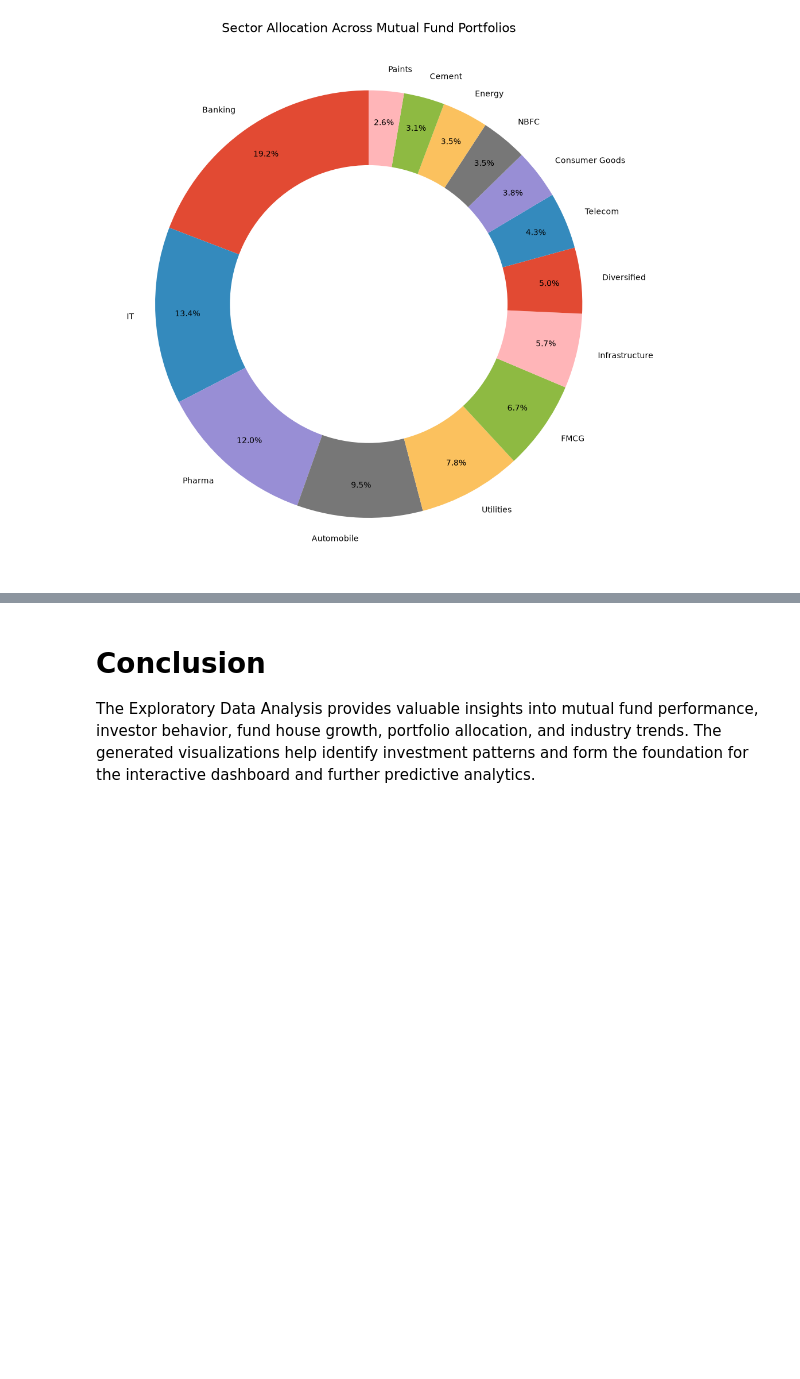
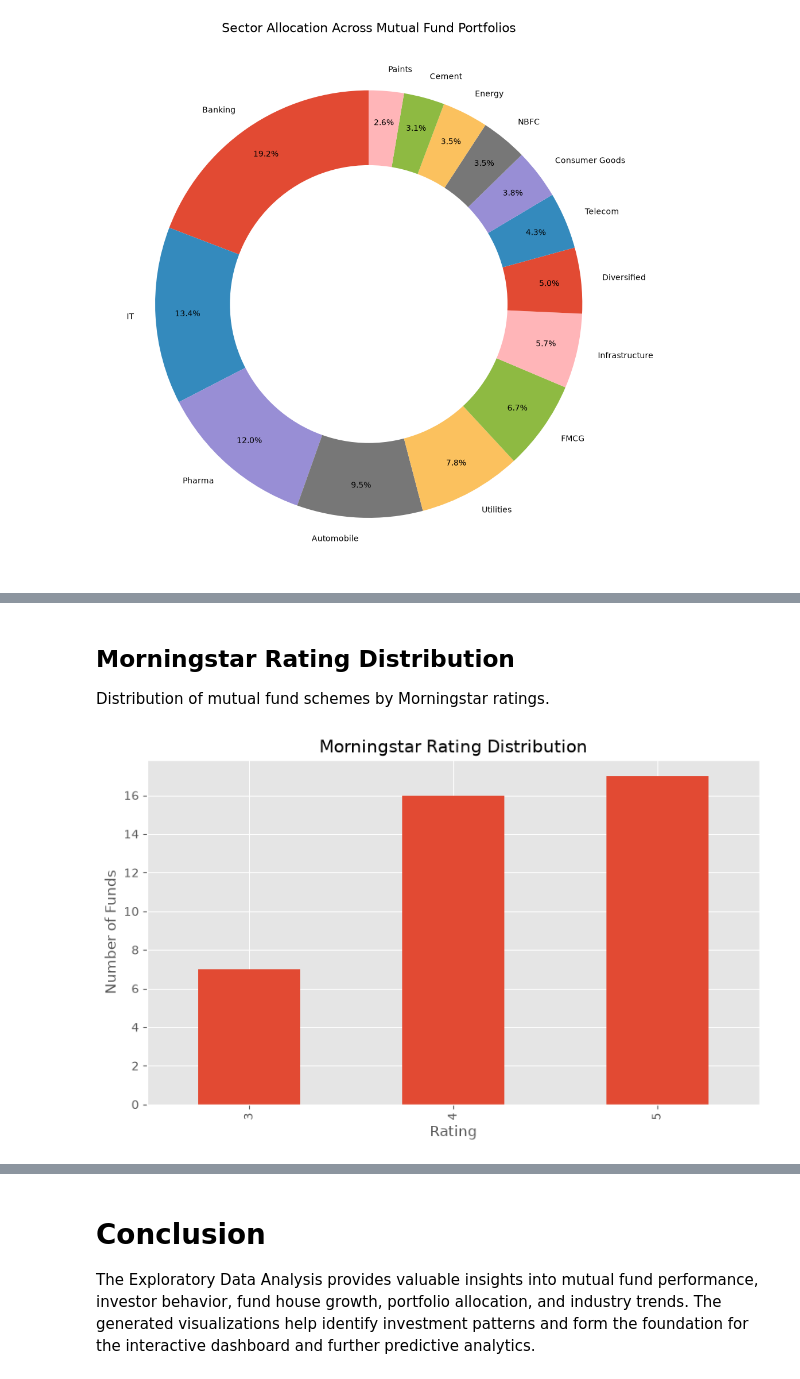
Before and after one commit to swetha21032k7/mutual-fund-analysis, a Jupyter notebook: notebooks/EDA_Analysis.ipynb, the cells around one changed output, grey strips where cells are left out. Saved outputs shown, nothing was run; the diff lists cells and outputs as text; code cells hidden in the pictures; blank space fills up the shorter version.

```diff
--- a/notebooks/EDA_Analysis.ipynb
+++ b/notebooks/EDA_Analysis.ipynb
@@ -636,0 +707,20 @@ plt.show()
+# %% [markdown]
+## Morningstar Rating Distribution
+
+Distribution of mutual fund schemes by Morningstar ratings.
+# %%
+plt.figure(figsize=(8,5))
+
+performance["morningstar_rating"].value_counts().sort_index().plot(kind="bar")
+
+plt.title("Morningstar Rating Distribution")
+plt.xlabel("Rating")
+plt.ylabel("Number of Funds")
+
+plt.tight_layout()
+
+plt.savefig("../reports/charts/morningstar_rating.png", dpi=300)
+
+plt.show()
+# %% [output]
+[figure, added]
```
Also changed, not shown: parts of 9 cells of this notebook, 5 other files.
